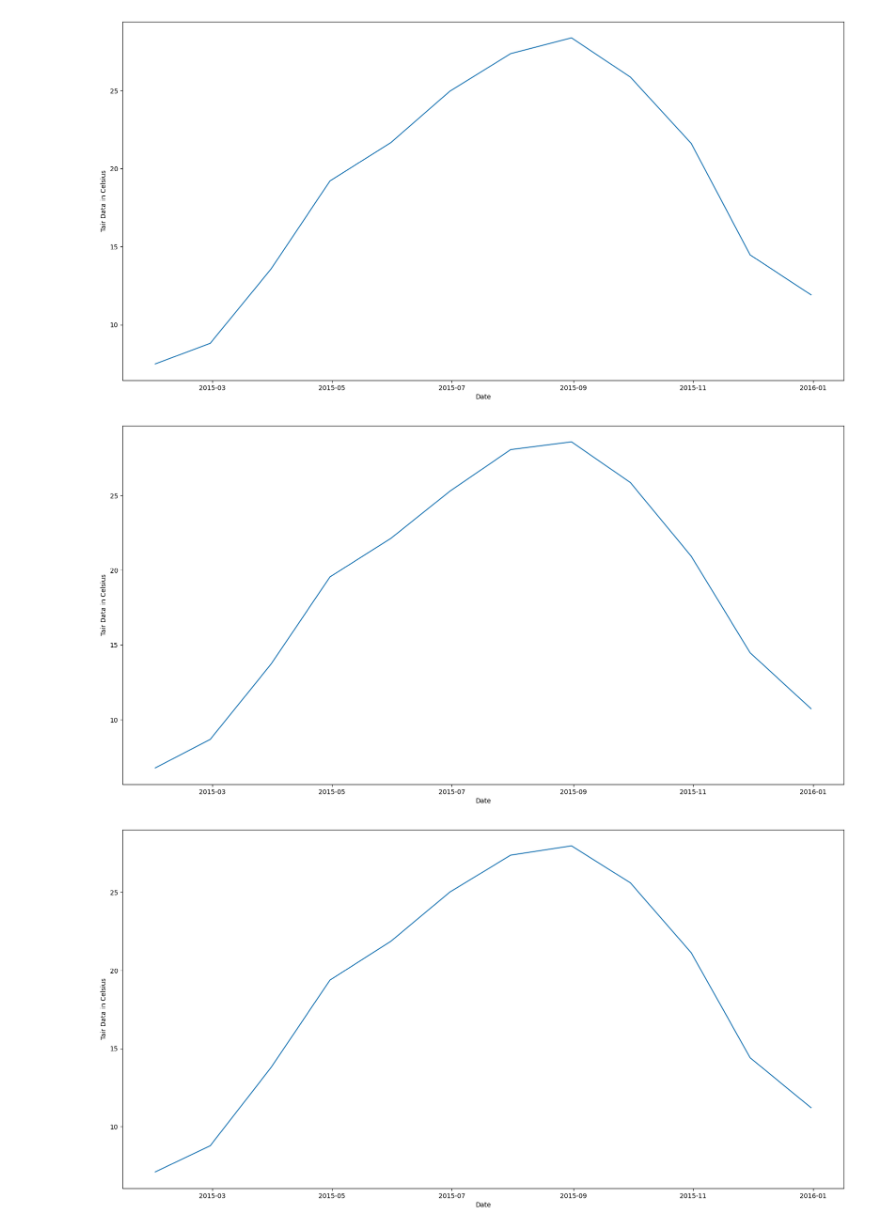
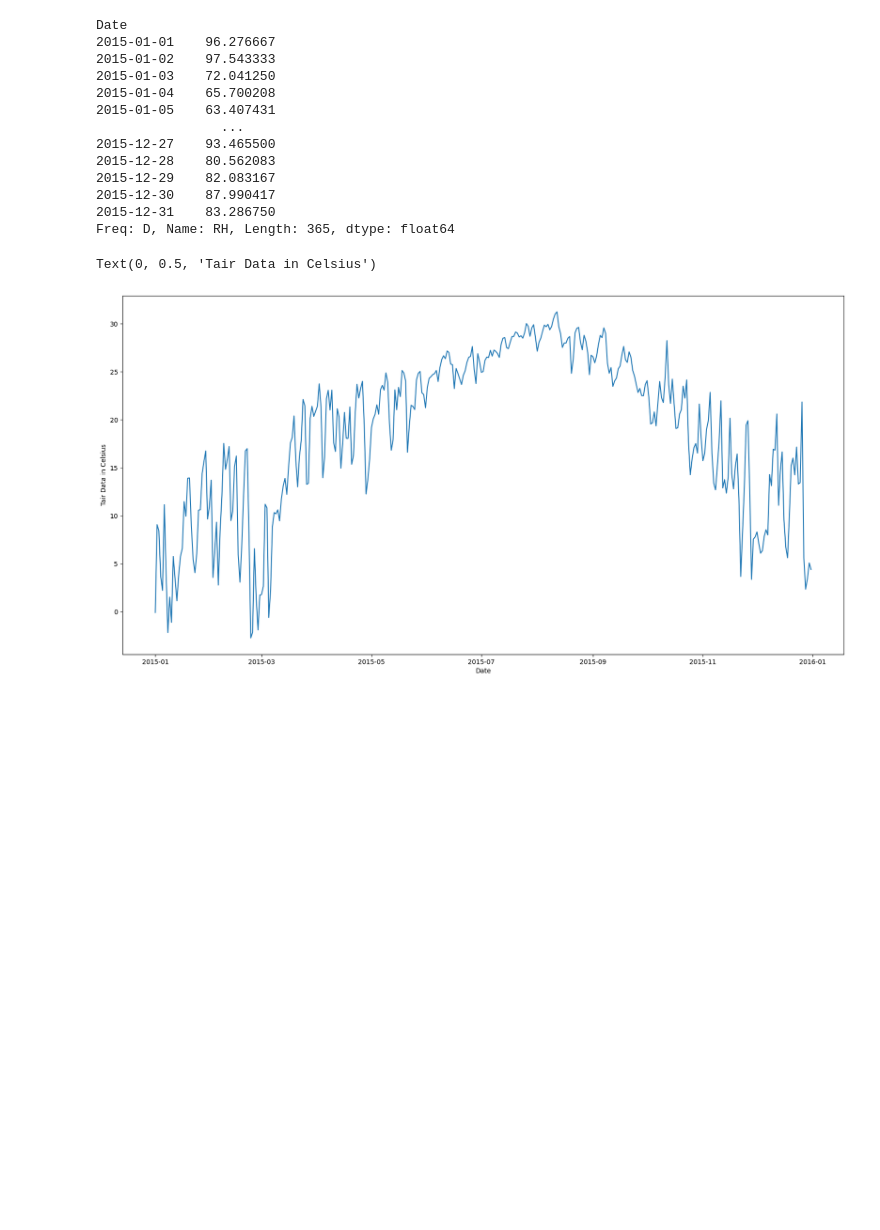
Before and after one commit to kiat/tx-soil-moisture, a Jupyter notebook: notebook/Tair-SARIMA-Model(Unfinished).ipynb, the cells around one changed output. Saved outputs shown, nothing was run; the diff lists cells and outputs as text; code cells hidden in the pictures; blank space fills up the shorter version.

Commit message:
Update Tair-SARIMA-Model(Unfinished).ipynb
- updating to get all 6 stations and multiple features using dictionaries

```diff
--- a/notebook/Tair-SARIMA-Model(Unfinished).ipynb
+++ b/notebook/Tair-SARIMA-Model(Unfinished).ipynb
@@ -118,15 +178,28 @@ reindex_df_Tair.fillna(reindex_df_Tair.mean(), inplace=True)
 # %%
-update_df_Tair = reindex_df_Tair.loc["2015"].resample('M').mean()
+sample_feature_dfs = feature_dfs
+for feat in sample_feature_dfs.keys():
+    sample_feature_dfs[feat] = sample_feature_dfs[feat].loc["2015"].resample('D').mean()
+sample_feature_dfs['RH']
+# %% [output]
+Date
+2015-01-01    96.276667
+2015-01-02    97.543333
+2015-01-03    72.041250
+2015-01-04    65.700208
+2015-01-05    63.407431
+                ...
+2015-12-27    93.465500
+2015-12-28    80.562083
+2015-12-29    82.083167
+2015-12-30    87.990417
+2015-12-31    83.286750
+Freq: D, Name: RH, Length: 365, dtype: float64
 # %%
-stations = [update_df_Tair.Station1, update_df_Tair.Station2, update_df_Tair.Station3, update_df_Tair.Station4, update_df_Tair.Station5, update_df_Tair.Station6]
-# visualize station 1 data
-for station in stations:
-    fig, ax = plt.subplots()
+fig, ax = plt.subplots()
 
-    ax.plot(station)
-    ax.set_xlabel('Date')
-    ax.set_ylabel('Tair Data in Celsius')
+ax.plot(update_df_Tair)
+ax.set_xlabel('Date')
+ax.set_ylabel('Tair Data in Celsius')
 # %% [output]
+Text(0, 0.5, 'Tair Data in Celsius')
-[figure, old version]
+[figure, new version]
-[figure, removed]
-[figure, removed]
```
Also changed, not shown: parts of 28 cells of this notebook.
